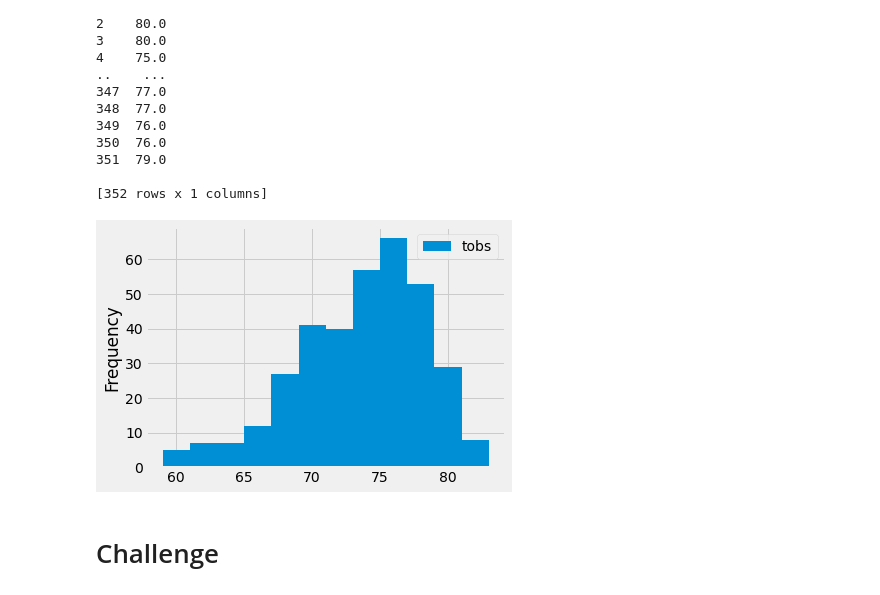
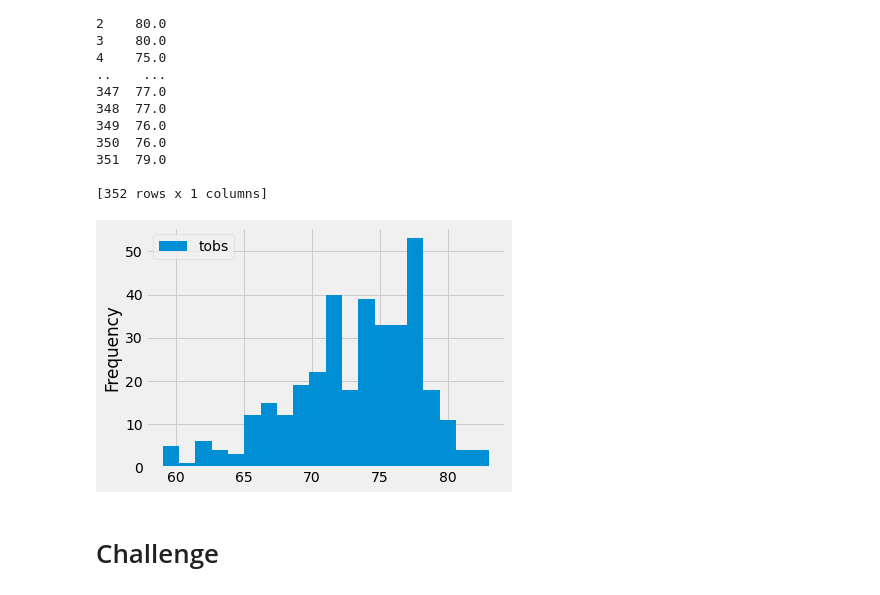
Before and after one commit to serpaulus/surfs_up, a Jupyter notebook: climate_analysis.ipynb, the cells around one changed output. Saved outputs shown, nothing was run; the diff lists cells and outputs as text; code cells hidden in the pictures.

```diff
--- a/climate_analysis.ipynb
+++ b/climate_analysis.ipynb
@@ -198,11 +198,11 @@ print(df)
 [352 rows x 1 columns]
 # %%
 # create the histogram using the plot() function and the hist() function and add the number of bins as a parameter
-df.plot.hist(bins=12)
+df.plot.hist(bins=20)
 # compress the x-axis labels so that they fit into the box holding the plot
 plt.tight_layout()
 # %% [output]
-[figure, old version]
+[figure, new version]
 # %%
 # Write a function called `calc_temps` that will accept start date and end date in the format '%Y-%m-%d'
 # and return the minimum, average, and maximum temperatures for that range of dates
```
Also changed, not shown: 1 other file.
